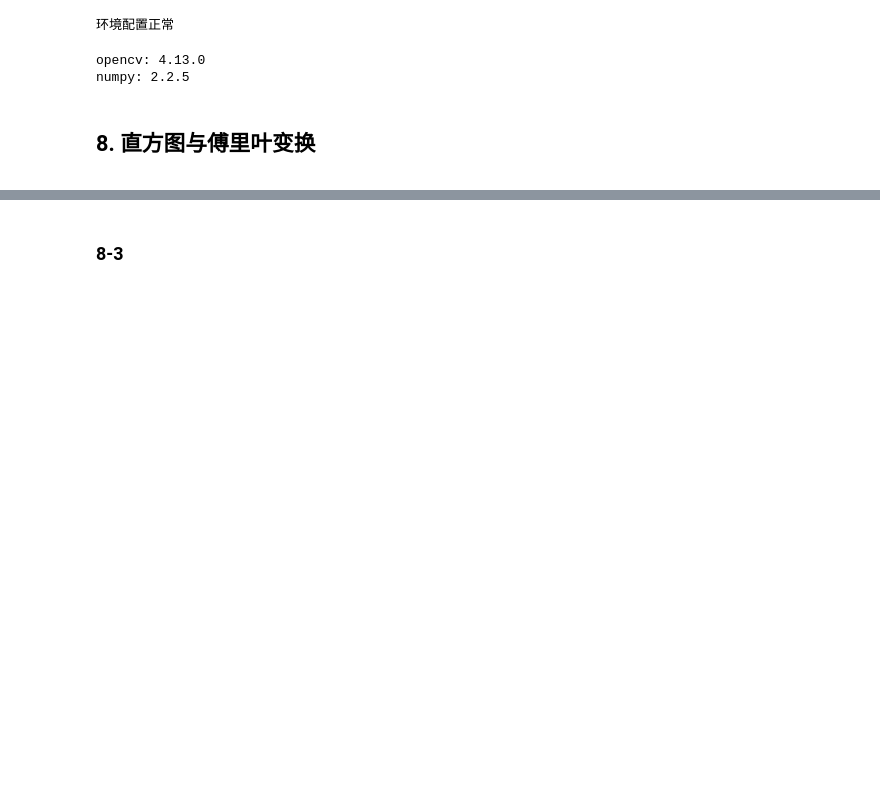
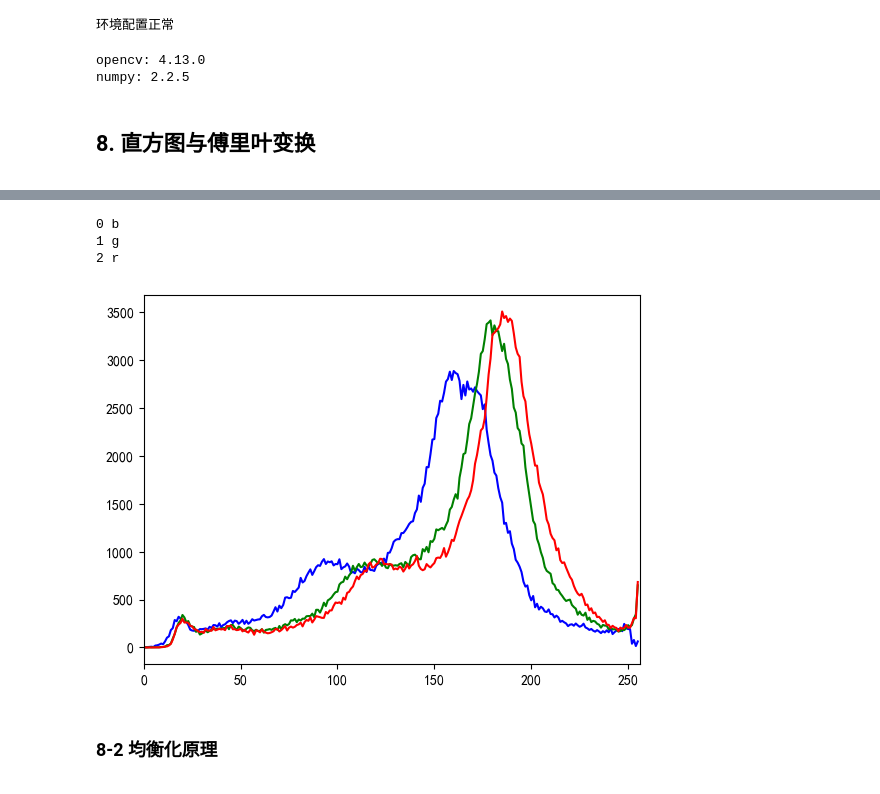
Before and after one commit to lxl-git05/Py_Study, a Jupyter notebook: Vison/Vison_Study/Basic/8-直方图与傅里叶变换.ipynb, the cells around one changed output, grey strips where cells are left out. Drawn from its saved outputs; the diff is of its cells as text; code cells hidden in the pictures; blank space fills up the shorter version.

```diff
--- a/Vison/Vison_Study/Basic/8-直方图与傅里叶变换.ipynb
+++ b/Vison/Vison_Study/Basic/8-直方图与傅里叶变换.ipynb
@@ -51,7 +64,23 @@ def img_show(img):
+# %%
+# RGB直方图展示
+img = cv2.imread(picture + 'cat.jpg')    # 这里是BGR图像
+# 定义颜色
+color = ['b' , 'g' , 'r']
+# 打印
+for i , col in enumerate(color):
+    print(i , col)
+    histr = cv2.calcHist([img] , [i] , None , [256] , [0,256])
+    plt.plot(histr , color = col)
+    plt.xlim([0,256])
+# %% [output]
+0 b
+1 g
+2 r
+[figure, added]
 # %% [markdown]
 <font color = #000000>
 
-### 8-3
+### 8-2 均衡化原理
 
 
 
```
Also changed, not shown: parts of 11 cells of this notebook.
